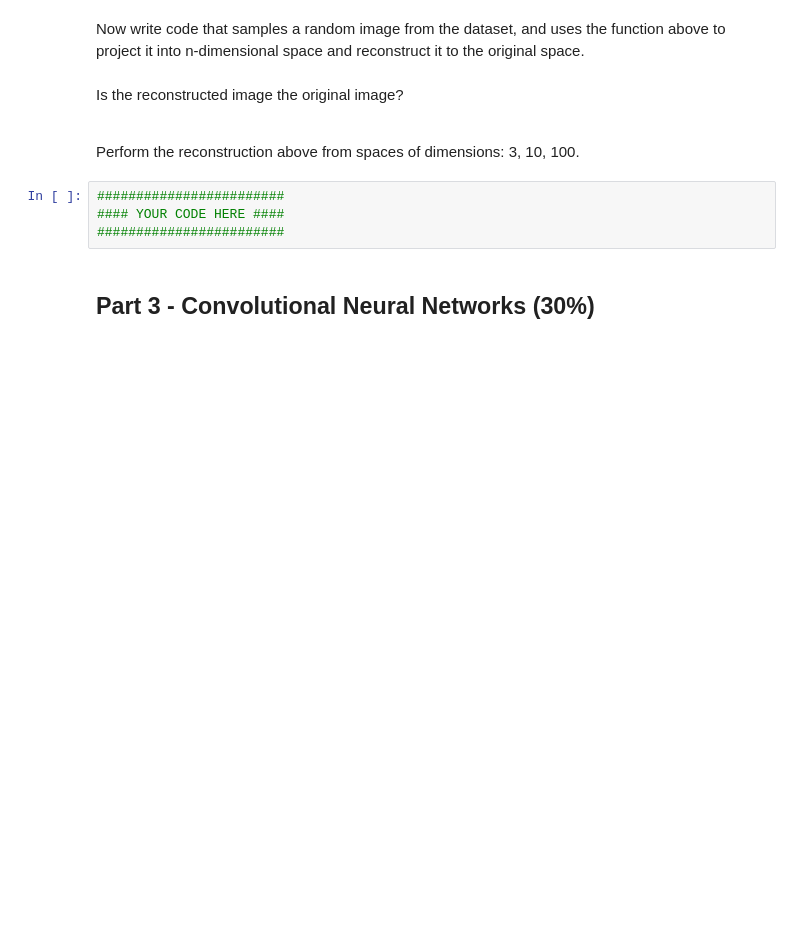
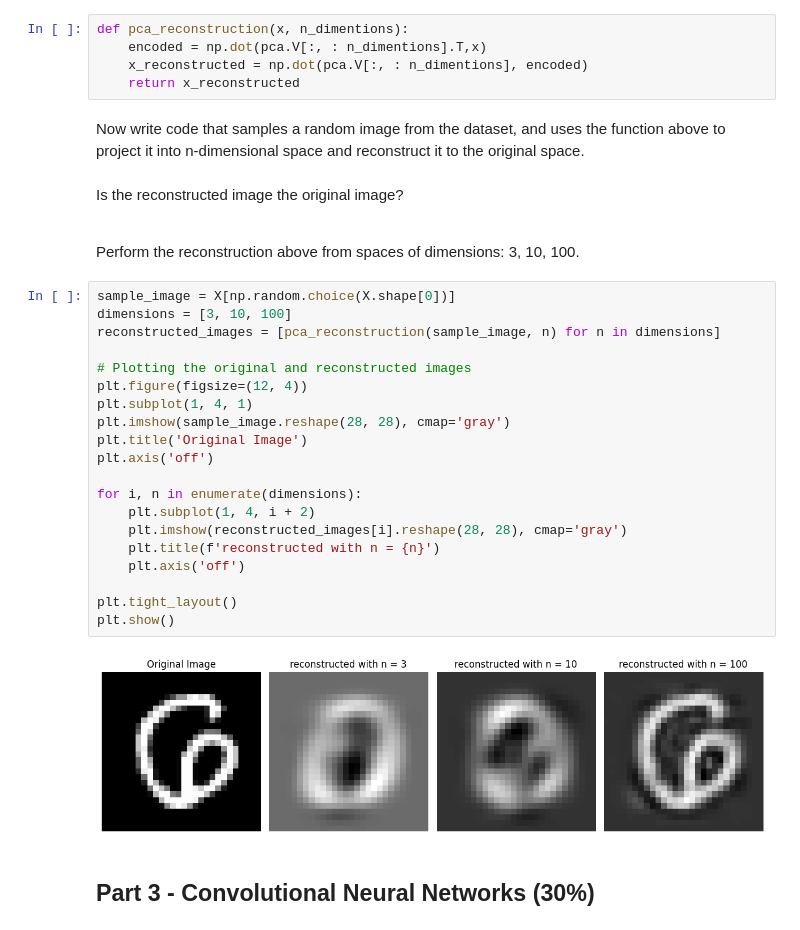
Before and after one commit to ilanitb16/unsupervised--learning--clustering--kmeans--pca, a Jupyter notebook: Assignment5.ipynb, the cells around one changed output. Cells and saved outputs as stored; diff of their text form; blank space fills up the shorter version.

```diff
--- a/Assignment5.ipynb
+++ b/Assignment5.ipynb
@@ -376,13 +553,36 @@ def pca_reconstruction(x, n_dimentions):
+# %%
+def pca_reconstruction(x, n_dimentions):
+    encoded = np.dot(pca.V[:, : n_dimentions].T,x)
+    x_reconstructed = np.dot(pca.V[:, : n_dimentions], encoded)
+    return x_reconstructed
 # %% [markdown]
 Now write code that samples a random image from the dataset, and uses the function above to project it into n-dimensional space and reconstruct it to the original space. <br><br>
 Is the reconstructed image the original image?
 <br><br>
 
 Perform the reconstruction above from spaces of dimensions: 3, 10, 100.<br>
-# %%
-########################
-#### YOUR CODE HERE ####
-########################
+# %%
+sample_image = X[np.random.choice(X.shape[0])]
+dimensions = [3, 10, 100]
+reconstructed_images = [pca_reconstruction(sample_image, n) for n in dimensions]
+
+# Plotting the original and reconstructed images
+plt.figure(figsize=(12, 4))
+plt.subplot(1, 4, 1)
+plt.imshow(sample_image.reshape(28, 28), cmap='gray')
+plt.title('Original Image')
+plt.axis('off')
+
+for i, n in enumerate(dimensions):
+    plt.subplot(1, 4, i + 2)
+    plt.imshow(reconstructed_images[i].reshape(28, 28), cmap='gray')
+    plt.title(f'reconstructed with n = {n}')
+    plt.axis('off')
+
+plt.tight_layout()
+plt.show()
+# %% [output]
+[figure, added]
 # %% [markdown]
 ## Part 3 - Convolutional Neural Networks (30%)
 # %% [markdown]
```
Also changed, not shown: parts of 32 cells of this notebook, 1 other file.
